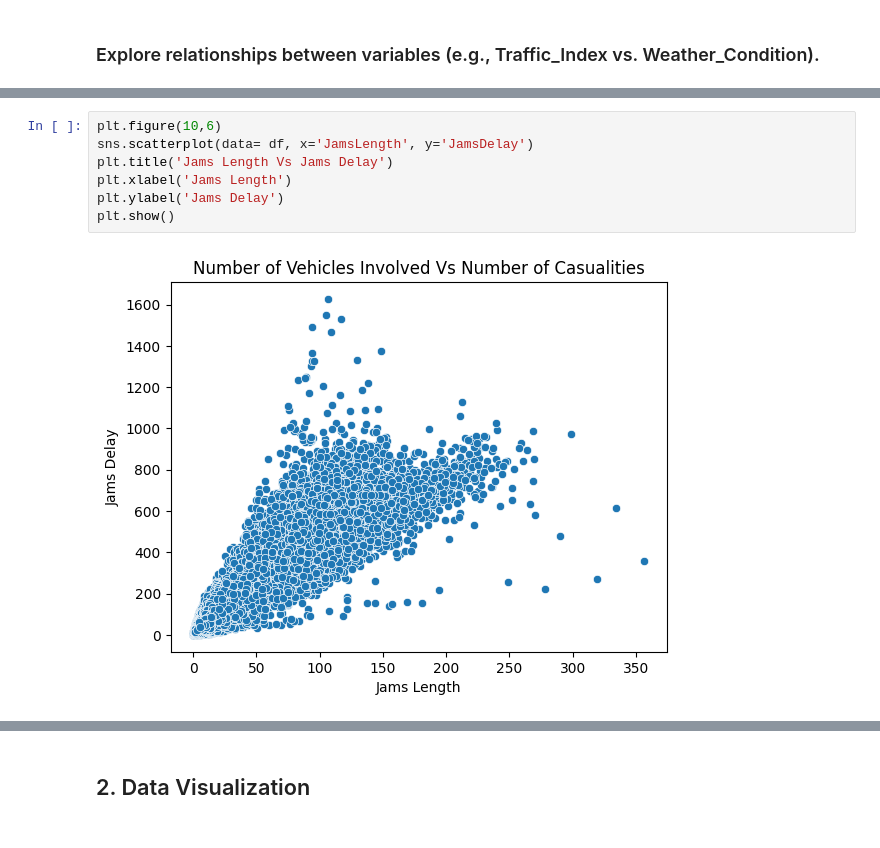
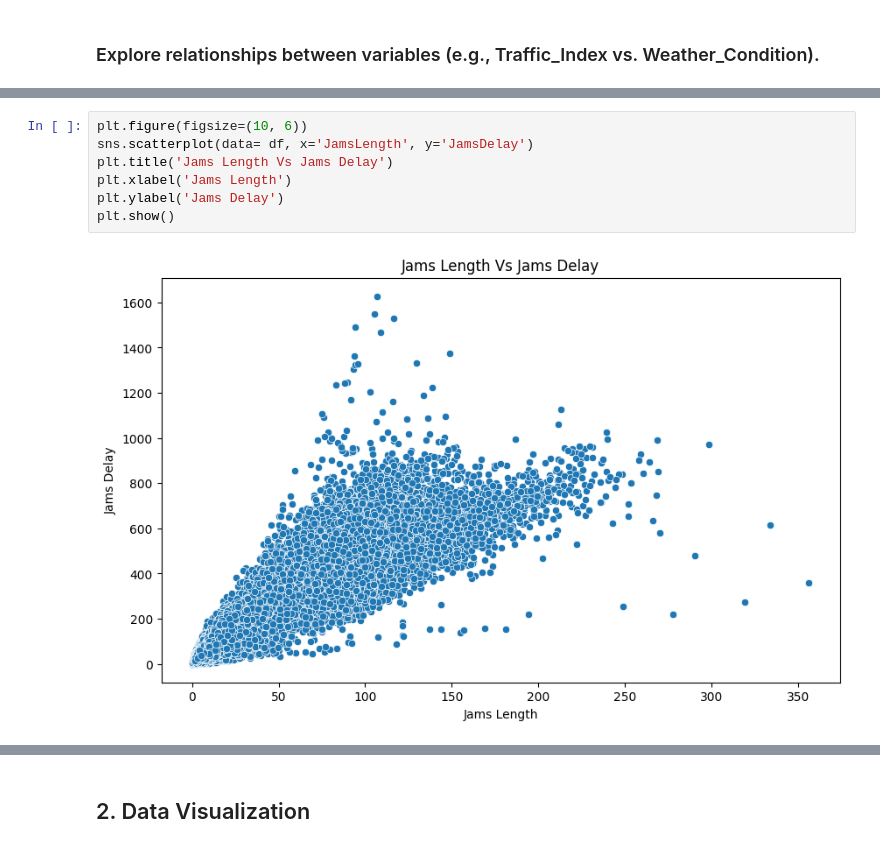
Before and after one commit to AzizAlbeshri/SdaiaBootcamp, a Jupyter notebook: Task2_Abdulaziz_Albeshri/Task (2) Week 1.ipynb, the cells around one changed output, grey strips where cells are left out. Cells and saved outputs as stored; diff of their text form.

```diff
--- a/Task2_Abdulaziz_Albeshri/Task (2) Week 1.ipynb
+++ b/Task2_Abdulaziz_Albeshri/Task (2) Week 1.ipynb
@@ -170,12 +175,12 @@ correlationMatrix
 # %%
-plt.figure(10,6)
+plt.figure(figsize=(10, 6))
 sns.scatterplot(data= df, x='JamsLength', y='JamsDelay')
 plt.title('Jams Length Vs Jams Delay')
 plt.xlabel('Jams Length')
 plt.ylabel('Jams Delay')
 plt.show()
 # %% [output]
-[figure, old version]
+[figure, new version]
 # %%
 plt.figure(figsize=(10,6))
 sns.scatterplot(data= df, x='TrafficIndexLive', y='JamsCount')
```
Also changed, not shown: parts of 6 cells of this notebook.
